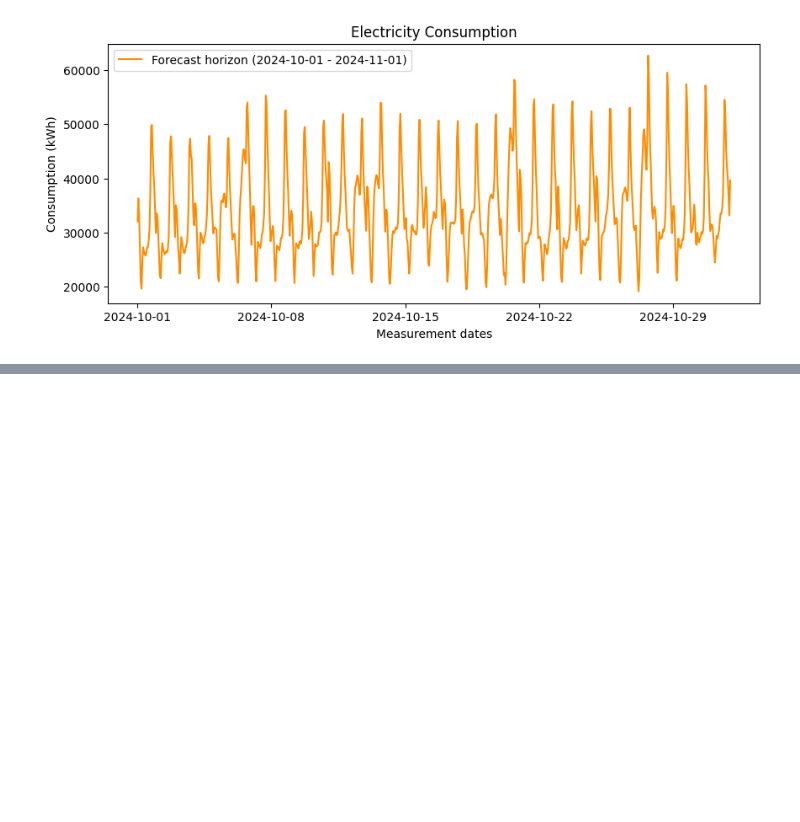
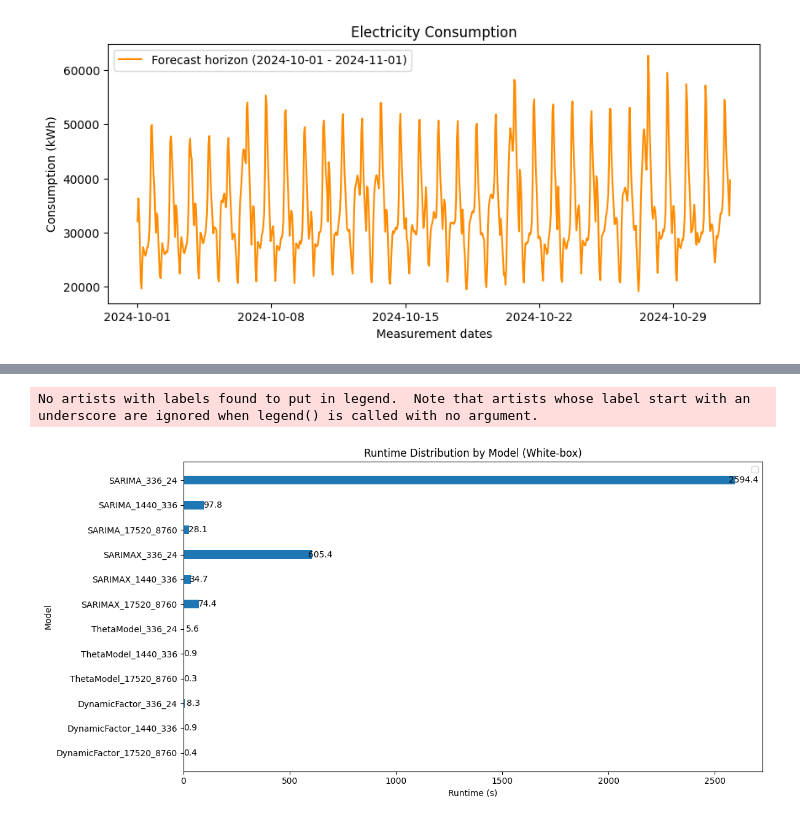
Before and after one commit to Casper0913/p9-energy, a Jupyter notebook: Models/Report_figures.ipynb, the cells around one changed output, grey strips where cells are left out. Cells and saved outputs as stored; diff of their text form; code cells hidden in the pictures; blank space fills up the shorter version.

```diff
--- a/Models/Report_figures.ipynb
+++ b/Models/Report_figures.ipynb
@@ -75,0 +69,59 @@ Pearsons correlation: -0.006
+# %%
+a = pd.read_csv('../Results/whitebox_run_stats.csv', sep=',')
+
+# Group by 'model' and sum the 'runtime' values
+a_grouped = a.groupby('model')['runtime'].sum().reset_index()
+
+# Define the custom order for the models
+custom_order = [
+    'SARIMA_336_24', 'SARIMA_1440_336', 'SARIMA_17520_8760',
+    'SARIMAX_336_24', 'SARIMAX_1440_336', 'SARIMAX_17520_8760',
+    'ThetaModel_336_24', 'ThetaModel_1440_336', 'ThetaModel_17520_8760',
+    'DynamicFactor_336_24', 'DynamicFactor_1440_336', 'DynamicFactor_17520_8760',
+]
+custom_order.reverse()
+
+# Filter the DataFrame to include only models in the custom order
+a_grouped = a_grouped[a_grouped['model'].isin(custom_order)]
+
+# Convert the 'model' column to a categorical type with the custom order
+a_grouped['model'] = pd.Categorical(a_grouped['model'], categories=custom_order, ordered=True)
+
+# Sort the DataFrame based on the custom order
+a_grouped = a_grouped.sort_values('model')
+
+# Set the index to 'model' for plotting
+a_grouped.set_index('model', inplace=True)
+
+# Plot the horizontal bar chart
+fig, ax = plt.subplots(figsize=(12, 6))
+
+# Define the bar width and positions
+bar_width = 0.35
+index = np.arange(len(a_grouped))
+
+# Create horizontal bars for whitebox runtimes
+bars = ax.barh(index, a_grouped['runtime'], bar_width)
+
+# Add labels, title, and legend
+ax.set_xlabel('Runtime (s)')
+ax.set_ylabel('Model')
+ax.set_title('Runtime Distribution by Model (White-box)')
+ax.set_yticks(index)
+ax.set_yticklabels(a_grouped.index)
+ax.legend()
+
+# Add values inside the bars
+for bar in bars:
+    width = bar.get_width()
+    if width < 5:  # Adjust this threshold as needed
+        ax.text(width + 1, bar.get_y() + bar.get_height() / 2, f'{width:.1f}', ha='left', va='center', color='black')
+    else:
+        ax.text(width + 40, bar.get_y() + bar.get_height() / 2, f'{width:.1f}', ha='center', va='center', color='black')
+
+# Display the bar chart
+plt.tight_layout()
+plt.show()
+# %% [output]
+No artists with labels found to put in legend.  Note that artists whose label start with an underscore are ignored when legend() is called with no argument.
+[figure, added]
```
Also changed, not shown: parts of 4 cells of this notebook, 10 other files.
